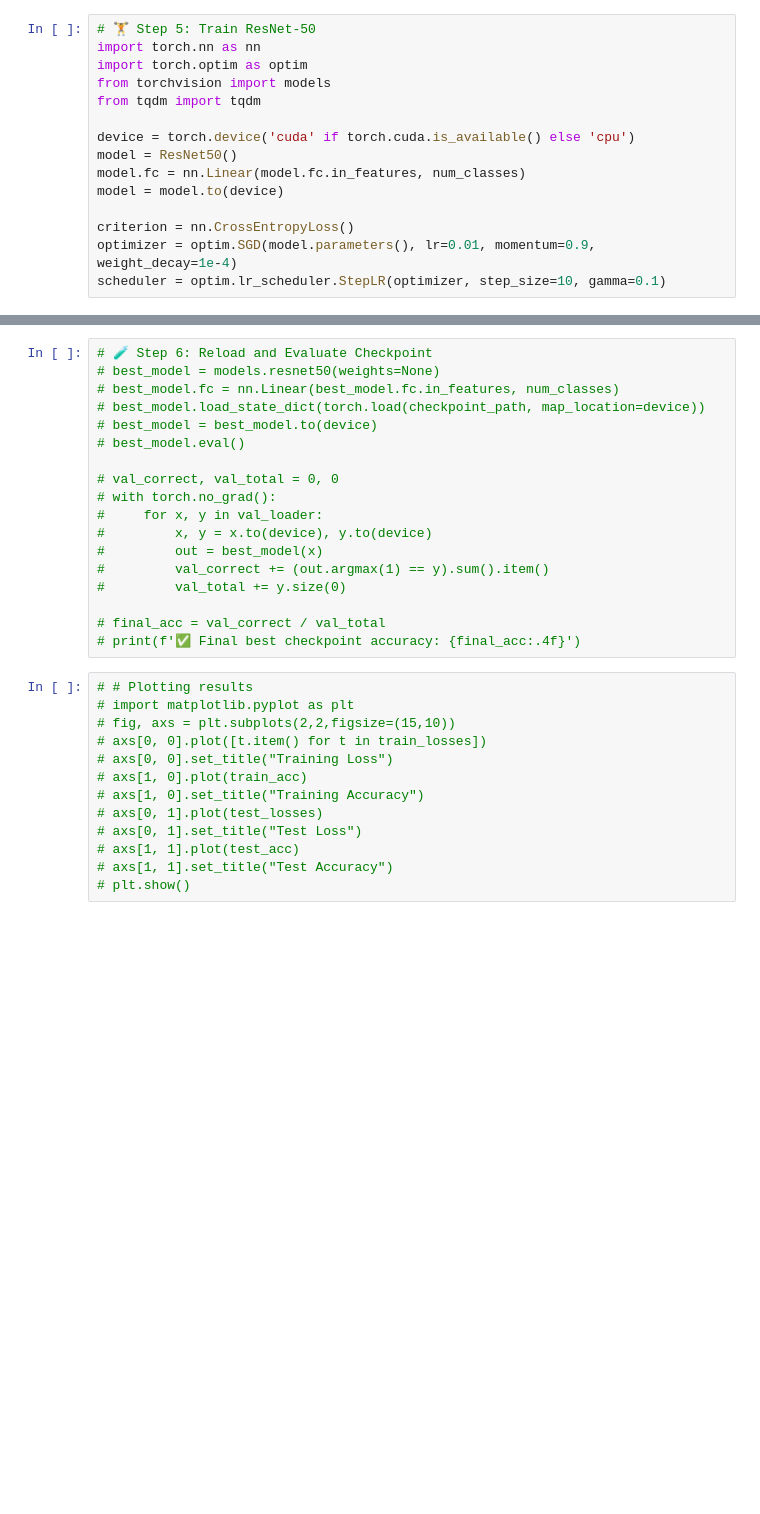
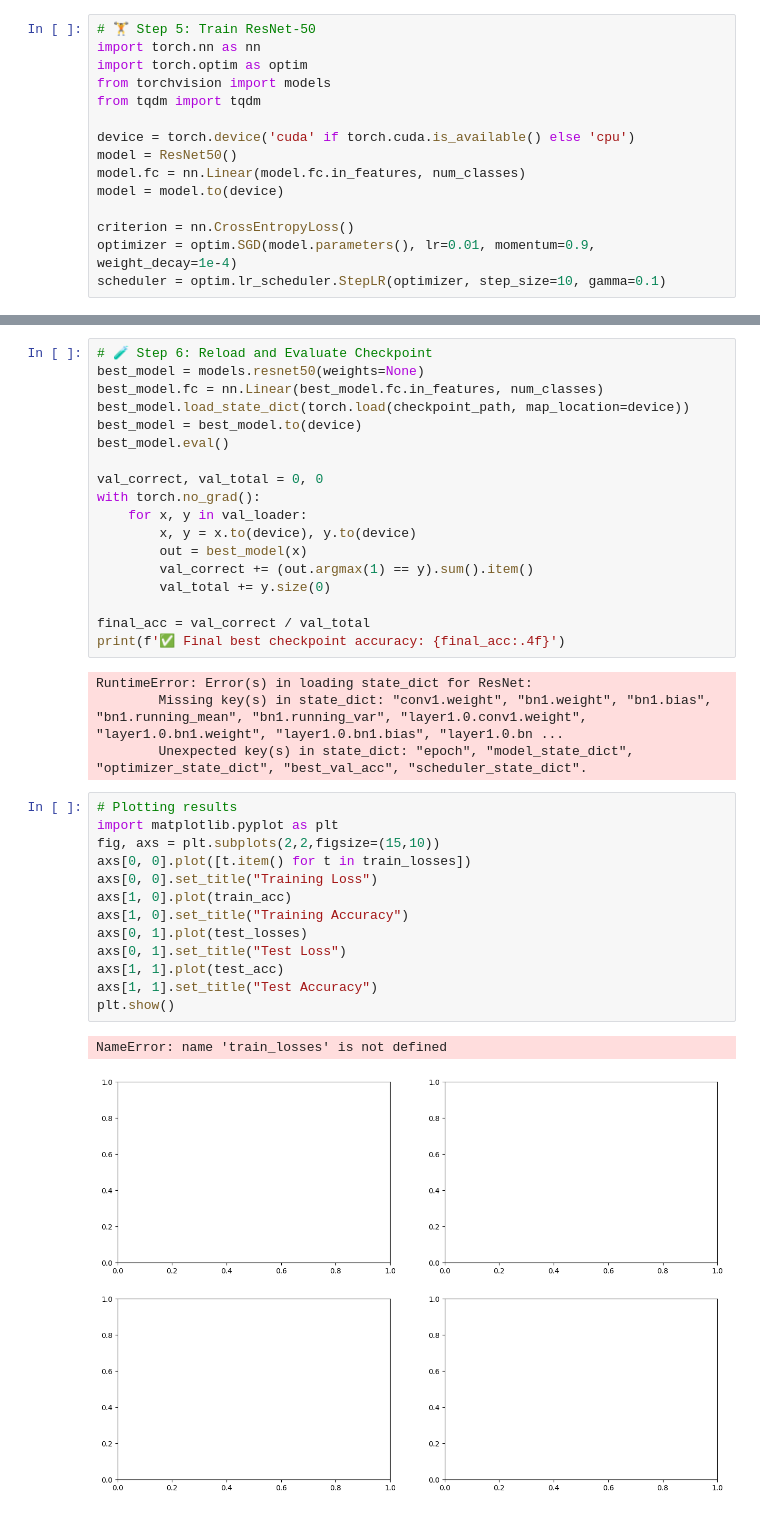
Before and after one commit to mohantee/Imagenet, a Jupyter notebook: test_sample_dataset.ipynb, the cells around one changed output, grey strips where cells are left out. Drawn from its saved outputs; the diff is of its cells as text; blank space fills up the shorter version.

```diff
--- a/test_sample_dataset.ipynb
+++ b/test_sample_dataset.ipynb
@@ -342,34 +379,41 @@ for epoch in range(start_epoch, EPOCHS):
 # %%
 # 🧪 Step 6: Reload and Evaluate Checkpoint
-# best_model = models.resnet50(weights=None)
-# best_model.fc = nn.Linear(best_model.fc.in_features, num_classes)
-# best_model.load_state_dict(torch.load(checkpoint_path, map_location=device))
-# best_model = best_model.to(device)
-# best_model.eval()
+best_model = models.resnet50(weights=None)
+best_model.fc = nn.Linear(best_model.fc.in_features, num_classes)
+best_model.load_state_dict(torch.load(checkpoint_path, map_location=device))
+best_model = best_model.to(device)
+best_model.eval()
 
-# val_correct, val_total = 0, 0
-# with torch.no_grad():
-#     for x, y in val_loader:
-#         x, y = x.to(device), y.to(device)
-#         out = best_model(x)
-#         val_correct += (out.argmax(1) == y).sum().item()
-#         val_total += y.size(0)
+val_correct, val_total = 0, 0
+with torch.no_grad():
+    for x, y in val_loader:
+        x, y = x.to(device), y.to(device)
+        out = best_model(x)
+        val_correct += (out.argmax(1) == y).sum().item()
+        val_total += y.size(0)
 
-# final_acc = val_correct / val_total
-# print(f'✅ Final best checkpoint accuracy: {final_acc:.4f}')
+final_acc = val_correct / val_total
+print(f'✅ Final best checkpoint accuracy: {final_acc:.4f}')
+# %% [output]
+RuntimeError: Error(s) in loading state_dict for ResNet:
+        Missing key(s) in state_dict: "conv1.weight", "bn1.weight", "bn1.bias", "bn1.running_mean", "bn1.running_var", "layer1.0.conv1.weight", "layer1.0.bn1.weight", "layer1.0.bn1.bias", "layer1.0.bn ...
+        Unexpected key(s) in state_dict: "epoch", "model_state_dict", "optimizer_state_dict", "best_val_acc", "scheduler_state_dict".
 # %%
-# # Plotting results
-# import matplotlib.pyplot as plt
-# fig, axs = plt.subplots(2,2,figsize=(15,10))
-# axs[0, 0].plot([t.item() for t in train_losses])
-# axs[0, 0].set_title("Training Loss")
-# axs[1, 0].plot(train_acc)
-# axs[1, 0].set_title("Training Accuracy")
-# axs[0, 1].plot(test_losses)
-# axs[0, 1].set_title("Test Loss")
-# axs[1, 1].plot(test_acc)
-# axs[1, 1].set_title("Test Accuracy")
-# plt.show()
+# Plotting results
+import matplotlib.pyplot as plt
+fig, axs = plt.subplots(2,2,figsize=(15,10))
+axs[0, 0].plot([t.item() for t in train_losses])
+axs[0, 0].set_title("Training Loss")
+axs[1, 0].plot(train_acc)
+axs[1, 0].set_title("Training Accuracy")
+axs[0, 1].plot(test_losses)
+axs[0, 1].set_title("Test Loss")
+axs[1, 1].plot(test_acc)
+axs[1, 1].set_title("Test Accuracy")
+plt.show()
+# %% [output]
+NameError: name 'train_losses' is not defined
+[figure, added]
 # %%
 # 📤 Optional: Download Checkpoint
 from google.colab import files
```
Also changed, not shown: parts of 7 cells of this notebook.
